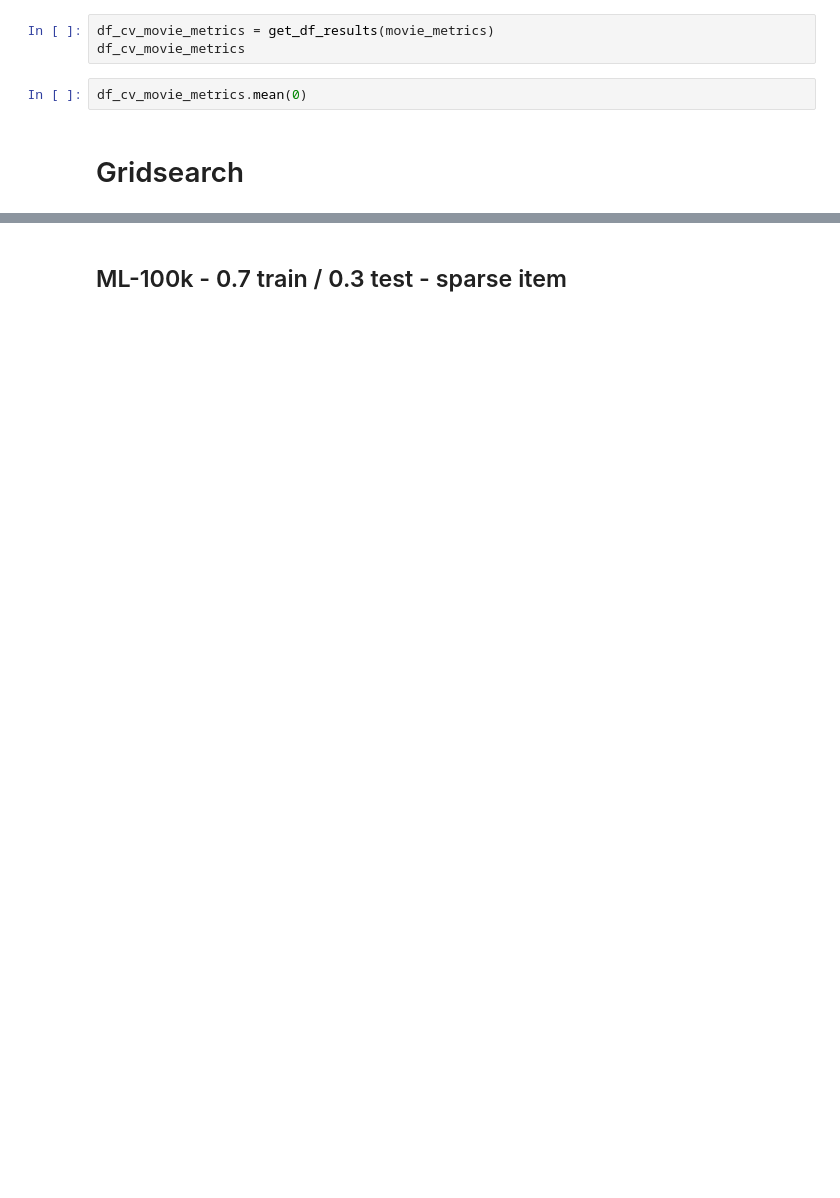
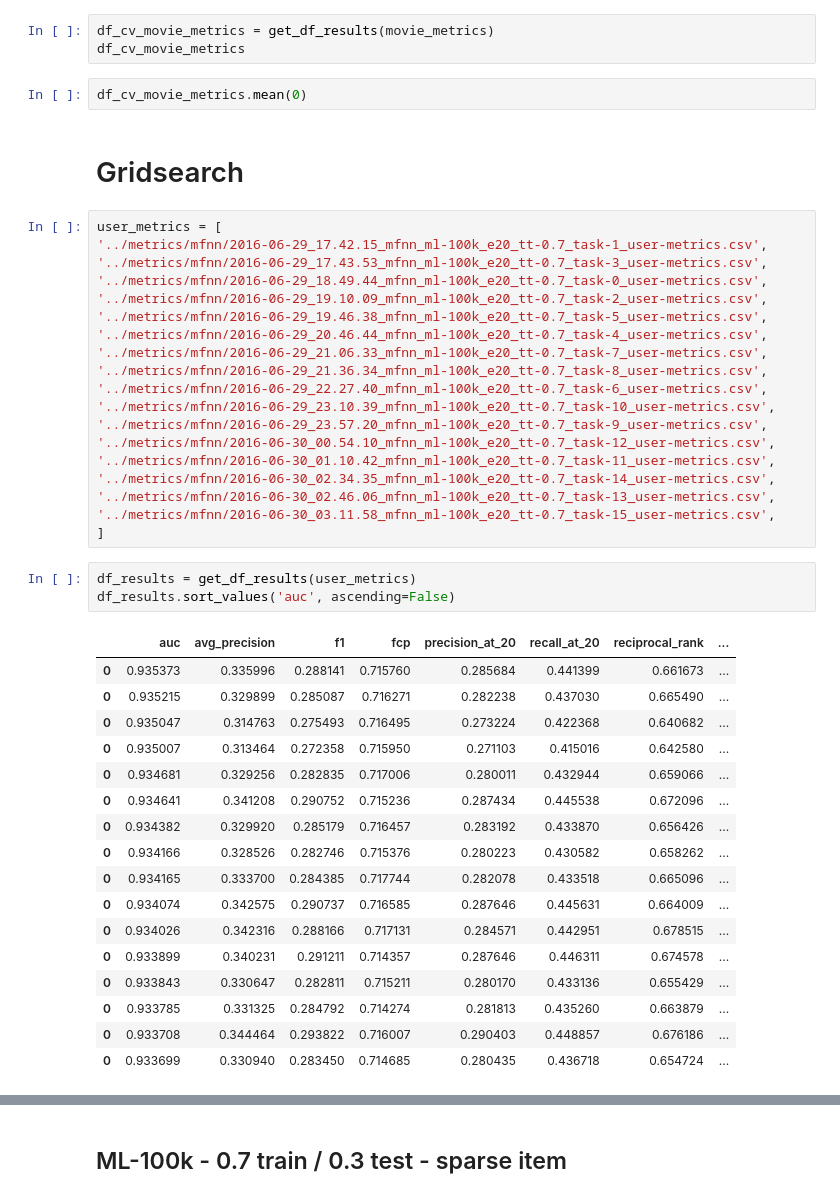
Before and after one commit to marcuniq/bsc-thesis, a Jupyter notebook: code/ipynb/gridsearch_mfnn_results.ipynb, the cells around one changed output, grey strips where cells are left out. Drawn from its saved outputs; the diff is of its cells as text; blank space fills up the shorter version.

```diff
--- a/code/ipynb/gridsearch_mfnn_results.ipynb
+++ b/code/ipynb/gridsearch_mfnn_results.ipynb
@@ -121,3 +188,43 @@ df_cv_movie_metrics
 df_cv_movie_metrics.mean(0)
 # %% [markdown]
 # Gridsearch
+# %%
+user_metrics = [
+'../metrics/mfnn/2016-06-29_17.42.15_mfnn_ml-100k_e20_tt-0.7_task-1_user-metrics.csv',
+'../metrics/mfnn/2016-06-29_17.43.53_mfnn_ml-100k_e20_tt-0.7_task-3_user-metrics.csv',
+'../metrics/mfnn/2016-06-29_18.49.44_mfnn_ml-100k_e20_tt-0.7_task-0_user-metrics.csv',
+'../metrics/mfnn/2016-06-29_19.10.09_mfnn_ml-100k_e20_tt-0.7_task-2_user-metrics.csv',
+'../metrics/mfnn/2016-06-29_19.46.38_mfnn_ml-100k_e20_tt-0.7_task-5_user-metrics.csv',
+'../metrics/mfnn/2016-06-29_20.46.44_mfnn_ml-100k_e20_tt-0.7_task-4_user-metrics.csv',
+'../metrics/mfnn/2016-06-29_21.06.33_mfnn_ml-100k_e20_tt-0.7_task-7_user-metrics.csv',
+'../metrics/mfnn/2016-06-29_21.36.34_mfnn_ml-100k_e20_tt-0.7_task-8_user-metrics.csv',
+'../metrics/mfnn/2016-06-29_22.27.40_mfnn_ml-100k_e20_tt-0.7_task-6_user-metrics.csv',
+'../metrics/mfnn/2016-06-29_23.10.39_mfnn_ml-100k_e20_tt-0.7_task-10_user-metrics.csv',
+'../metrics/mfnn/2016-06-29_23.57.20_mfnn_ml-100k_e20_tt-0.7_task-9_user-metrics.csv',
+'../metrics/mfnn/2016-06-30_00.54.10_mfnn_ml-100k_e20_tt-0.7_task-12_user-metrics.csv',
+'../metrics/mfnn/2016-06-30_01.10.42_mfnn_ml-100k_e20_tt-0.7_task-11_user-metrics.csv',
+'../metrics/mfnn/2016-06-30_02.34.35_mfnn_ml-100k_e20_tt-0.7_task-14_user-metrics.csv',
+'../metrics/mfnn/2016-06-30_02.46.06_mfnn_ml-100k_e20_tt-0.7_task-13_user-metrics.csv',
+'../metrics/mfnn/2016-06-30_03.11.58_mfnn_ml-100k_e20_tt-0.7_task-15_user-metrics.csv',
+]
+# %%
+df_results = get_df_results(user_metrics)
+df_results.sort_values('auc', ascending=False)
+# %% [output]
+|  | auc | avg_precision | f1 | fcp | precision_at_20 | recall_at_20 | reciprocal_rank | ... |
+| 0 | 0.935373 | 0.335996 | 0.288141 | 0.715760 | 0.285684 | 0.441399 | 0.661673 | ... |
+| 0 | 0.935215 | 0.329899 | 0.285087 | 0.716271 | 0.282238 | 0.437030 | 0.665490 | ... |
+| 0 | 0.935047 | 0.314763 | 0.275493 | 0.716495 | 0.273224 | 0.422368 | 0.640682 | ... |
+| 0 | 0.935007 | 0.313464 | 0.272358 | 0.715950 | 0.271103 | 0.415016 | 0.642580 | ... |
+| 0 | 0.934681 | 0.329256 | 0.282835 | 0.717006 | 0.280011 | 0.432944 | 0.659066 | ... |
+| 0 | 0.934641 | 0.341208 | 0.290752 | 0.715236 | 0.287434 | 0.445538 | 0.672096 | ... |
+| 0 | 0.934382 | 0.329920 | 0.285179 | 0.716457 | 0.283192 | 0.433870 | 0.656426 | ... |
+| 0 | 0.934166 | 0.328526 | 0.282746 | 0.715376 | 0.280223 | 0.430582 | 0.658262 | ... |
+| 0 | 0.934165 | 0.333700 | 0.284385 | 0.717744 | 0.282078 | 0.433518 | 0.665096 | ... |
+| 0 | 0.934074 | 0.342575 | 0.290737 | 0.716585 | 0.287646 | 0.445631 | 0.664009 | ... |
+| 0 | 0.934026 | 0.342316 | 0.288166 | 0.717131 | 0.284571 | 0.442951 | 0.678515 | ... |
+| 0 | 0.933899 | 0.340231 | 0.291211 | 0.714357 | 0.287646 | 0.446311 | 0.674578 | ... |
+| 0 | 0.933843 | 0.330647 | 0.282811 | 0.715211 | 0.280170 | 0.433136 | 0.655429 | ... |
+| 0 | 0.933785 | 0.331325 | 0.284792 | 0.714274 | 0.281813 | 0.435260 | 0.663879 | ... |
+| 0 | 0.933708 | 0.344464 | 0.293822 | 0.716007 | 0.290403 | 0.448857 | 0.676186 | ... |
+| 0 | 0.933699 | 0.330940 | 0.283450 | 0.714685 | 0.280435 | 0.436718 | 0.654724 | ... |
```
Also changed, not shown: parts of 28 cells of this notebook, 6 other files.
